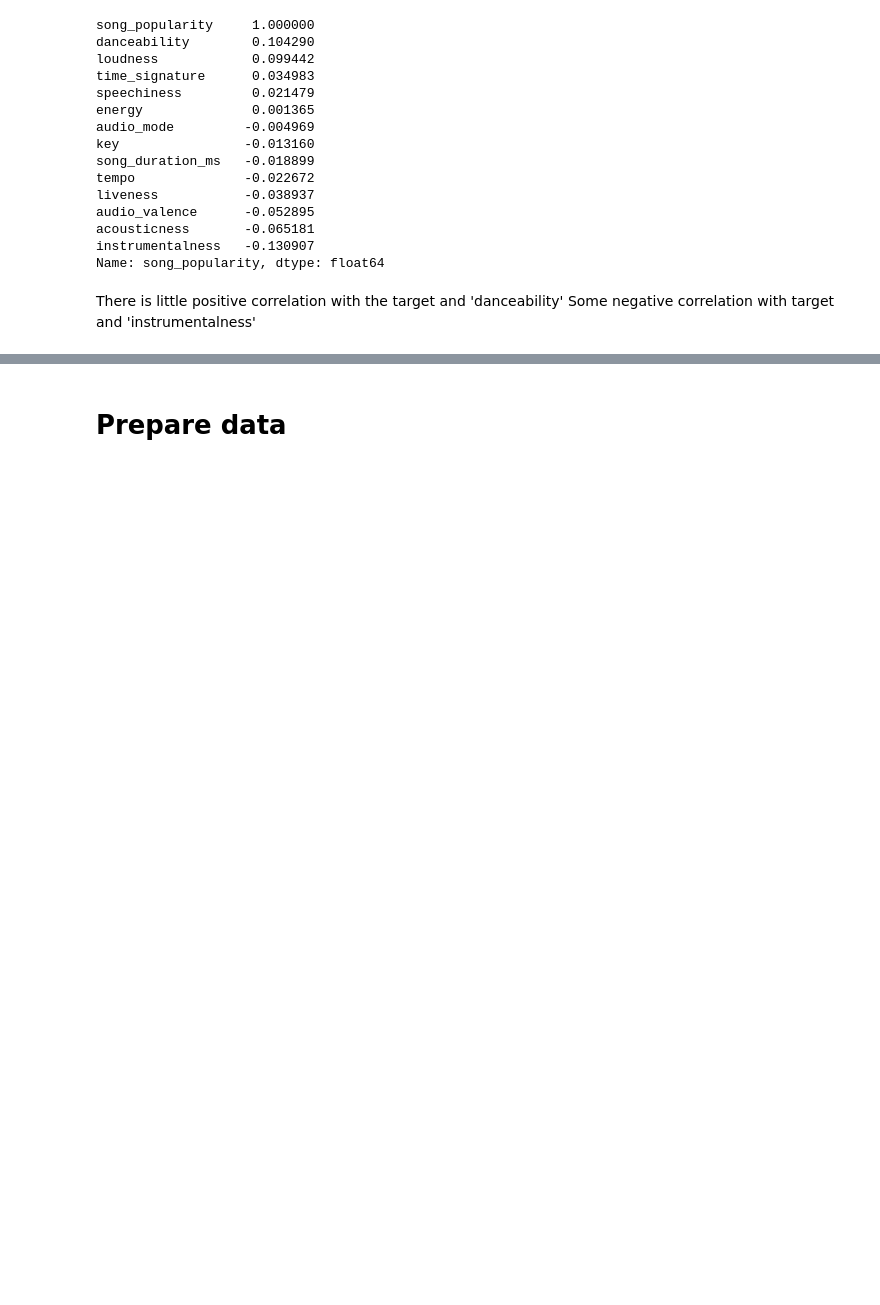
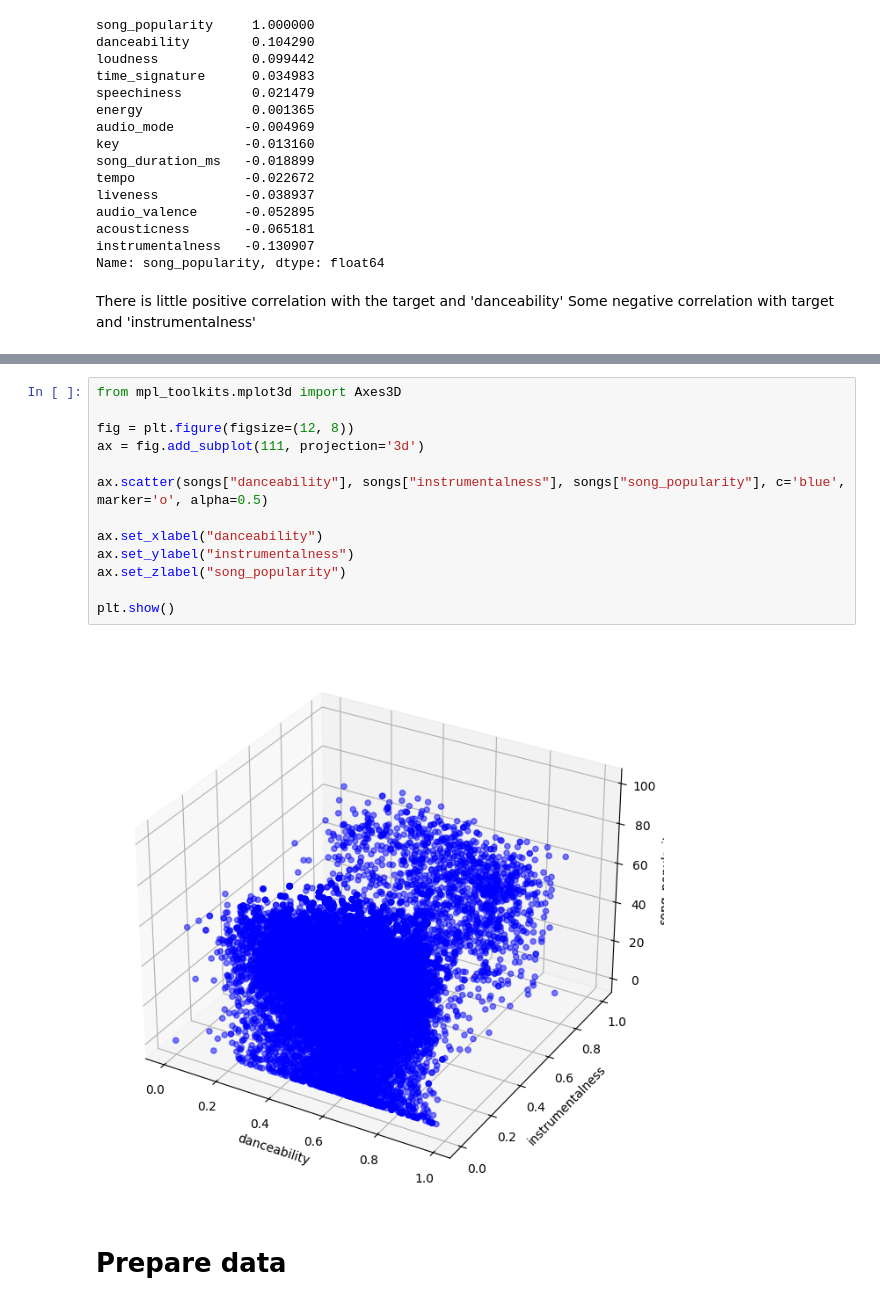
Before and after one commit to mahnsi/Group22FinalProject, a Jupyter notebook: group22FinalProject.ipynb, the cells around one changed output, grey strips where cells are left out. Cells and saved outputs as stored; diff of their text form; blank space fills up the shorter version.

```diff
--- a/group22FinalProject.ipynb
+++ b/group22FinalProject.ipynb
@@ -157,3 +157,18 @@ Text(0, 0.5, 'song_popularity')
+# %%
+from mpl_toolkits.mplot3d import Axes3D
+
+fig = plt.figure(figsize=(12, 8))
+ax = fig.add_subplot(111, projection='3d')
+
+ax.scatter(songs["danceability"], songs["instrumentalness"], songs["song_popularity"], c='blue', marker='o', alpha=0.5)
+
+ax.set_xlabel("danceability")
+ax.set_ylabel("instrumentalness")
+ax.set_zlabel("song_popularity")
+
+plt.show()
+# %% [output]
+[figure, added]
 # %% [markdown]
 # Prepare data
 # %%
```
Also changed, not shown: parts of 3 cells of this notebook.
